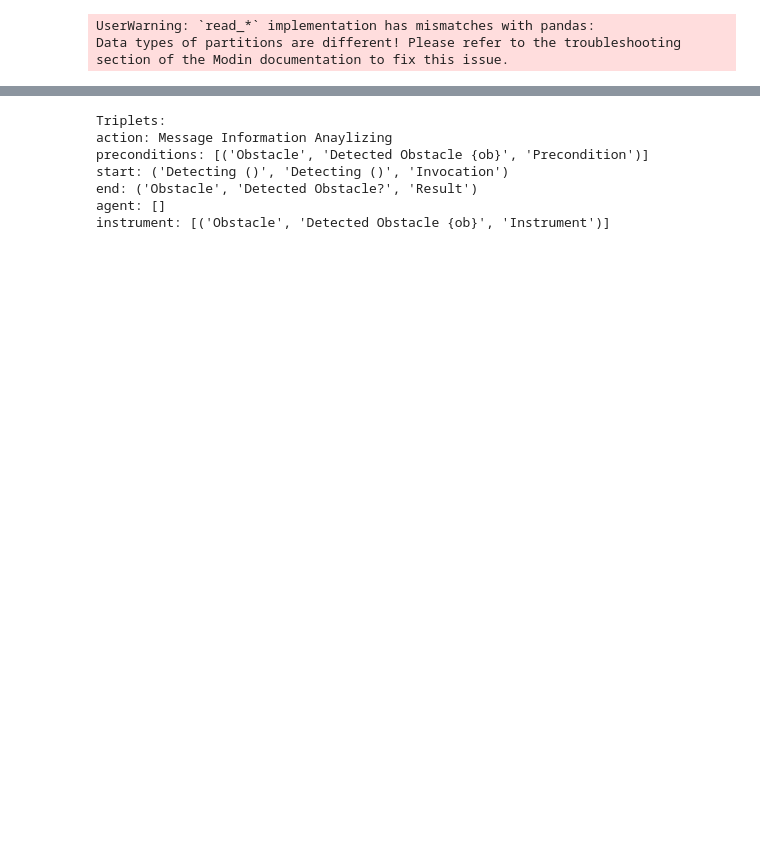
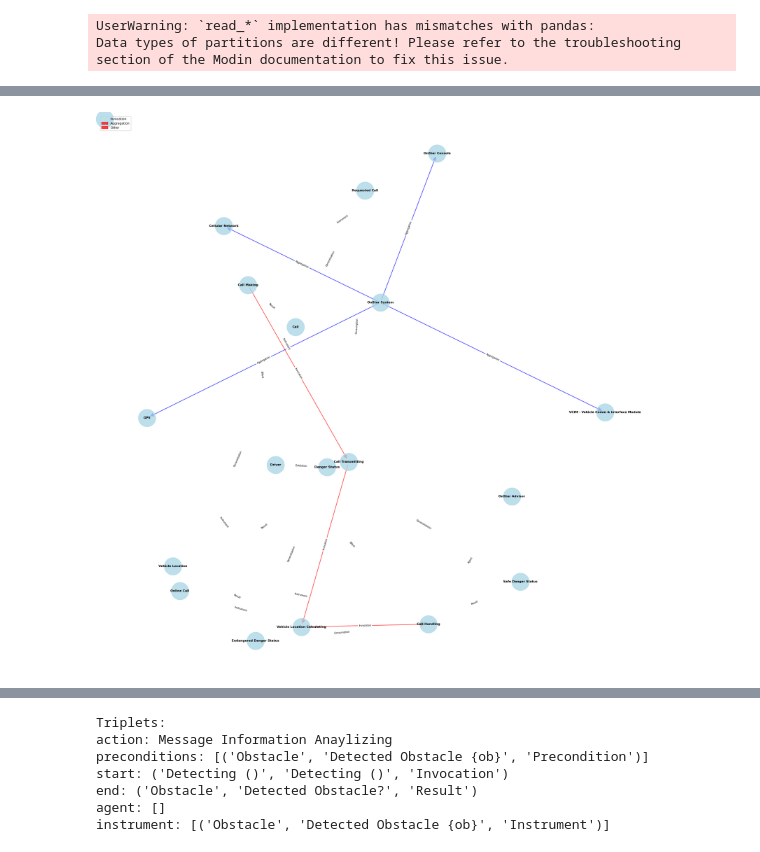
Before and after one commit to zakhar-kogan/dsm-to-smt, a Jupyter notebook: src/main.ipynb, the cells around one changed output, grey strips where cells are left out. Cells and saved outputs as stored; diff of their text form; code cells hidden in the pictures; blank space fills up the shorter version.

Commit message:
Visualised as a graph using gravis

```diff
--- a/src/main.ipynb
+++ b/src/main.ipynb
@@ -277,0 +316,2 @@ def transitions_as_triplets(df, actions, objs_states):
+# %%
+onstar_connections = find_connections(onstar, onstar_dict)
@@ -277,0 +338,14 @@ def transitions_as_triplets(df, actions, objs_states):
+# %%
+# visualize onstar_connections as a graph
+import networkx as nx
+
+
+def create_graph(connections):
+    G = nx.DiGraph()
+    for key, values in connections.items():
+        for value in values:
+            G.add_edge(key, value[0], relation=value[1], label=value[1])
+    return G
+
+
+onstar_graph = create_graph(onstar_connections)
@@ -277,0 +374,56 @@ def transitions_as_triplets(df, actions, objs_states):
+# %%
+import matplotlib.pyplot as plt
+import networkx as nx
+
+
+def visualize_graph(graph, node_size=3000, font_size=10):
+    # Use a hierarchical layout
+    pos = nx.spring_layout(graph, k=0.9, iterations=50)
+
+    plt.figure(figsize=(20, 20))
+    plt.axis("off")
+
+    # Draw nodes
+    nx.draw_networkx_nodes(
+        graph, pos, node_size=node_size, node_color="lightblue", alpha=0.8
+    )
+
+    # Draw edges with different colors and styles
+    edge_colors = {"Invocation": "red", "Aggregation": "blue", "Other": "gray"}
+    for edge_type, color in edge_colors.items():
+        edges = [
+            (u, v)
+            for (u, v, d) in graph.edges(data=True)
+            if d.get("relation") == edge_type
+        ]
+        nx.draw_networkx_edges(
+            graph,
+            pos,
+            edgelist=edges,
+            edge_color=color,
+            arrows=True,
+            arrowsize=20,
+            width=1.5,
+            alpha=0.7,
+        )
+
+    # Draw labels
+    nx.draw_networkx_labels(graph, pos, font_size=font_size, font_weight="bold")
+
+    # Draw edge labels
+    edge_labels = nx.get_edge_attributes(graph, "relation")
+    nx.draw_networkx_edge_labels(
+        graph, pos, edge_labels=edge_labels, font_size=font_size - 2
+    )
+
+    # Add legend
+    plt.legend(edge_colors.keys(), loc="upper left", prop={"size": font_size})
+
+    plt.tight_layout()
+    plt.show()
+
+
+# Example usage
+visualize_graph(onstar_graph, node_size=2000, font_size=8)
+# %% [output]
+[figure, added]
```
Also changed, not shown: parts of 26 cells of this notebook, 4 other files.
